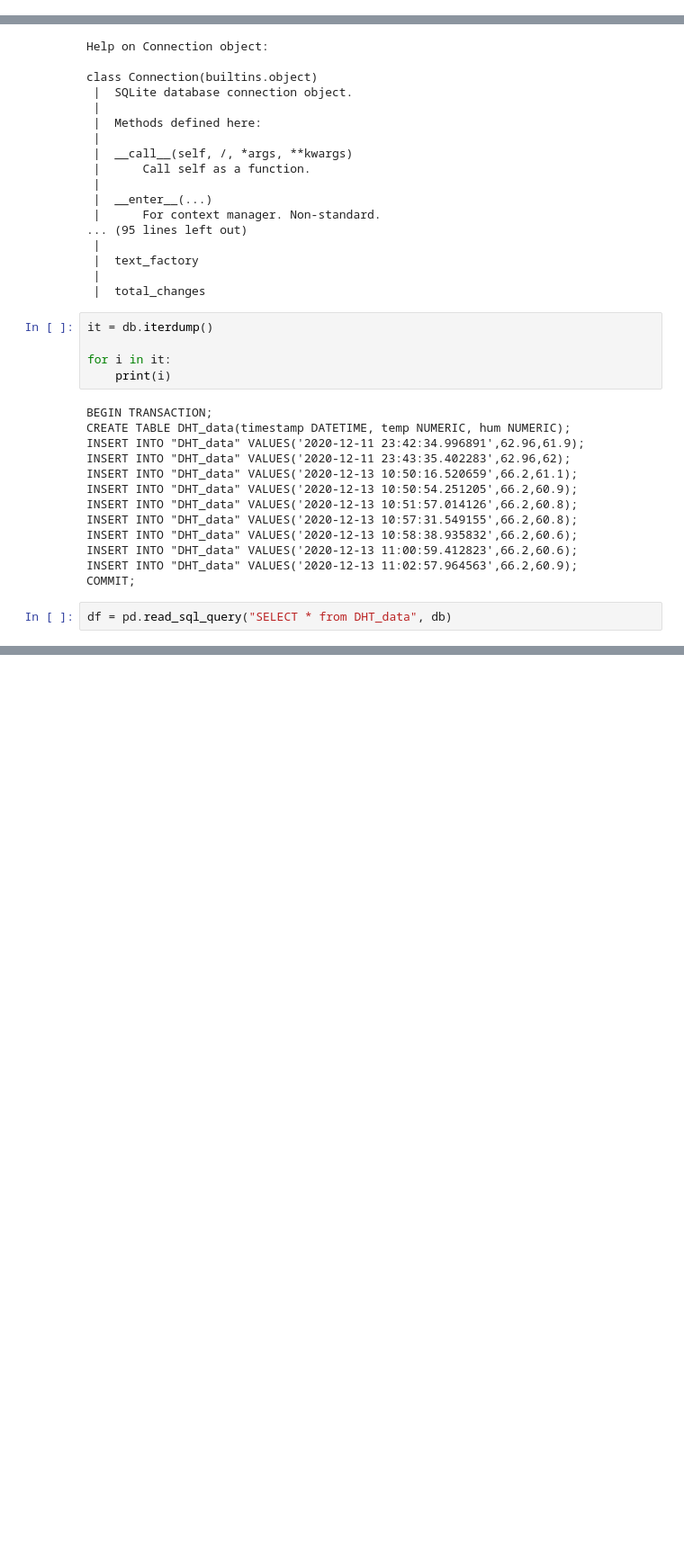
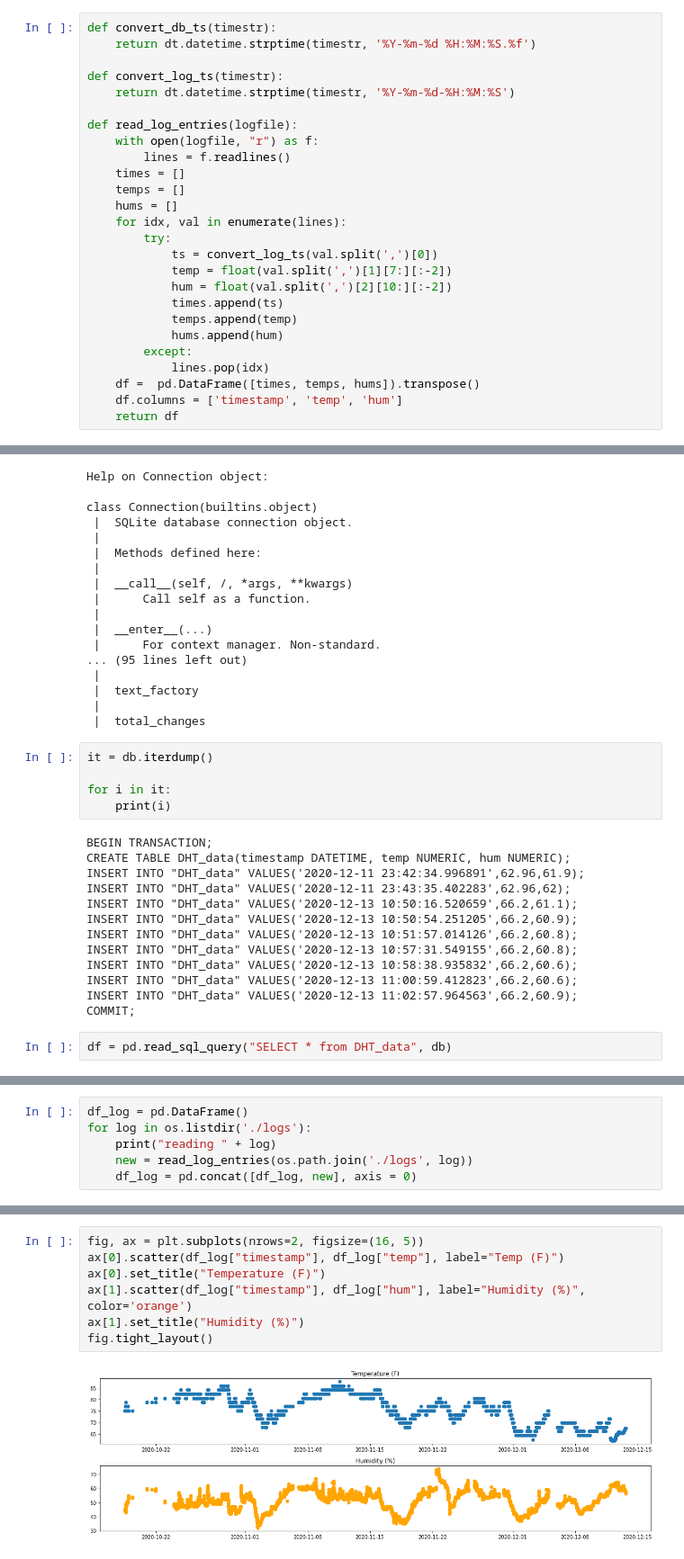
Before and after one commit to britishtar/humidity_logging, a Jupyter notebook: db_dev.ipynb, the cells around one changed output, grey strips where cells are left out. Shown at 90% size. Cells and saved outputs as stored; diff of their text form; blank space fills up the shorter version.

Commit message:
added parsing for log files and pyplot plots to db_dev.ipynb

```diff
--- a/db_dev.ipynb
+++ b/db_dev.ipynb
@@ -85,6 +86,32 @@ def add_entry(db, timestamp, temp, hum, debug=False):
         if debug:
             print("Adding DHT reading to DHT_data table: ", timestamp, temp, hum)
         cur.execute("INSERT INTO DHT_data VALUES((?), (?), (?))", (timestamp, temp, hum))
+# %%
+def convert_db_ts(timestr):
+    return dt.datetime.strptime(timestr, '%Y-%m-%d %H:%M:%S.%f')
+
+def convert_log_ts(timestr):
+    return dt.datetime.strptime(timestr, '%Y-%m-%d-%H:%M:%S')
+
+def read_log_entries(logfile):
+    with open(logfile, "r") as f:
+        lines = f.readlines()
+    times = []
+    temps = []
+    hums = []
+    for idx, val in enumerate(lines):
+        try:
+            ts = convert_log_ts(val.split(',')[0])
+            temp = float(val.split(',')[1][7:][:-2])
+            hum = float(val.split(',')[2][10:][:-2])
+            times.append(ts)
+            temps.append(temp)
+            hums.append(hum)
+        except:
+            lines.pop(idx)
+    df =  pd.DataFrame([times, temps, hums]).transpose()
+    df.columns = ['timestamp', 'temp', 'hum']
+    return df
 # %%
 db_dir = '/home/pi/repos/humidity_logging/db'
 db = create_table(db_dir, debug=True)
@@ -149,0 +189,6 @@ array([61.9, 62. , 61.1, 60.9, 60.8, 60.8, 60.6, 60.6, 60.9])
+# %%
+df_log = pd.DataFrame()
+for log in os.listdir('./logs'):
+    print("reading " + log)
+    new = read_log_entries(os.path.join('./logs', log))
+    df_log = pd.concat([df_log, new], axis = 0)
@@ -149,0 +229,9 @@ array([61.9, 62. , 61.1, 60.9, 60.8, 60.8, 60.6, 60.6, 60.9])
+# %%
+fig, ax = plt.subplots(nrows=2, figsize=(16, 5))
+ax[0].scatter(df_log["timestamp"], df_log["temp"], label="Temp (F)")
+ax[0].set_title("Temperature (F)")
+ax[1].scatter(df_log["timestamp"], df_log["hum"], label="Humidity (%)", color='orange')
+ax[1].set_title("Humidity (%)")
+fig.tight_layout()
+# %% [output]
+[figure, added]
```
Also changed, not shown: parts of 4 cells of this notebook.
